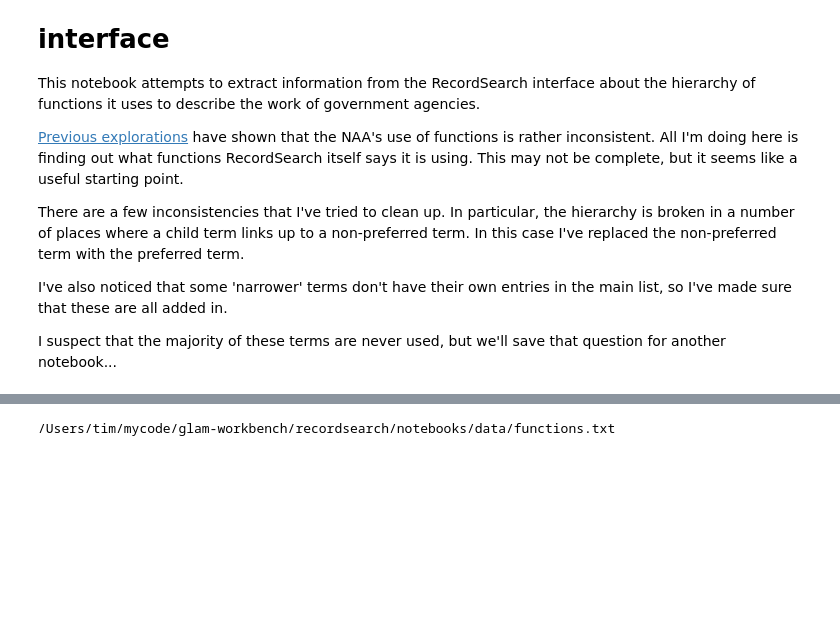
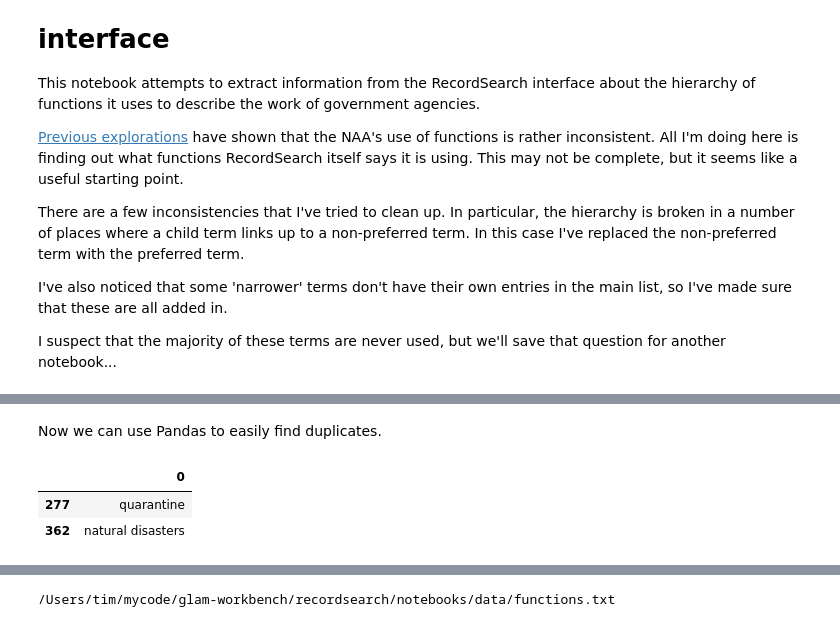
Before and after one commit to GLAM-Workbench/recordsearch, a Jupyter notebook: harvesting_functions_from_recordsearch.ipynb, the cells around one changed output, grey strips where cells are left out. Saved outputs shown, nothing was run; the diff lists cells and outputs as text; code cells hidden in the pictures; blank space fills up the shorter version.

Commit message:
More fun with duplicates

```diff
--- a/harvesting_functions_from_recordsearch.ipynb
+++ b/harvesting_functions_from_recordsearch.ipynb
@@ -164,0 +194,22 @@ functions = c.harvest_functions()
+# %%
+def get_children(function):
+    f_list = []
+    if 'narrower' in function:
+        for subf in function['narrower']:
+            f_list.append(subf['term'])
+            f_list += get_children(subf)
+    return f_list
+
+functions_list = []
+for function in functions:
+    functions_list.append(function['term'])
+    functions_list += get_children(function)
+# %% [markdown]
+Now we can use Pandas to easily find duplicates.
+# %%
+df = pd.DataFrame(functions_list)
+df.loc[df.duplicated()]
+# %% [output]
+|  | 0 |
+| 277 | quarantine |
+| 362 | natural disasters |
```
Also changed, not shown: parts of 4 cells of this notebook, 2 other files.
